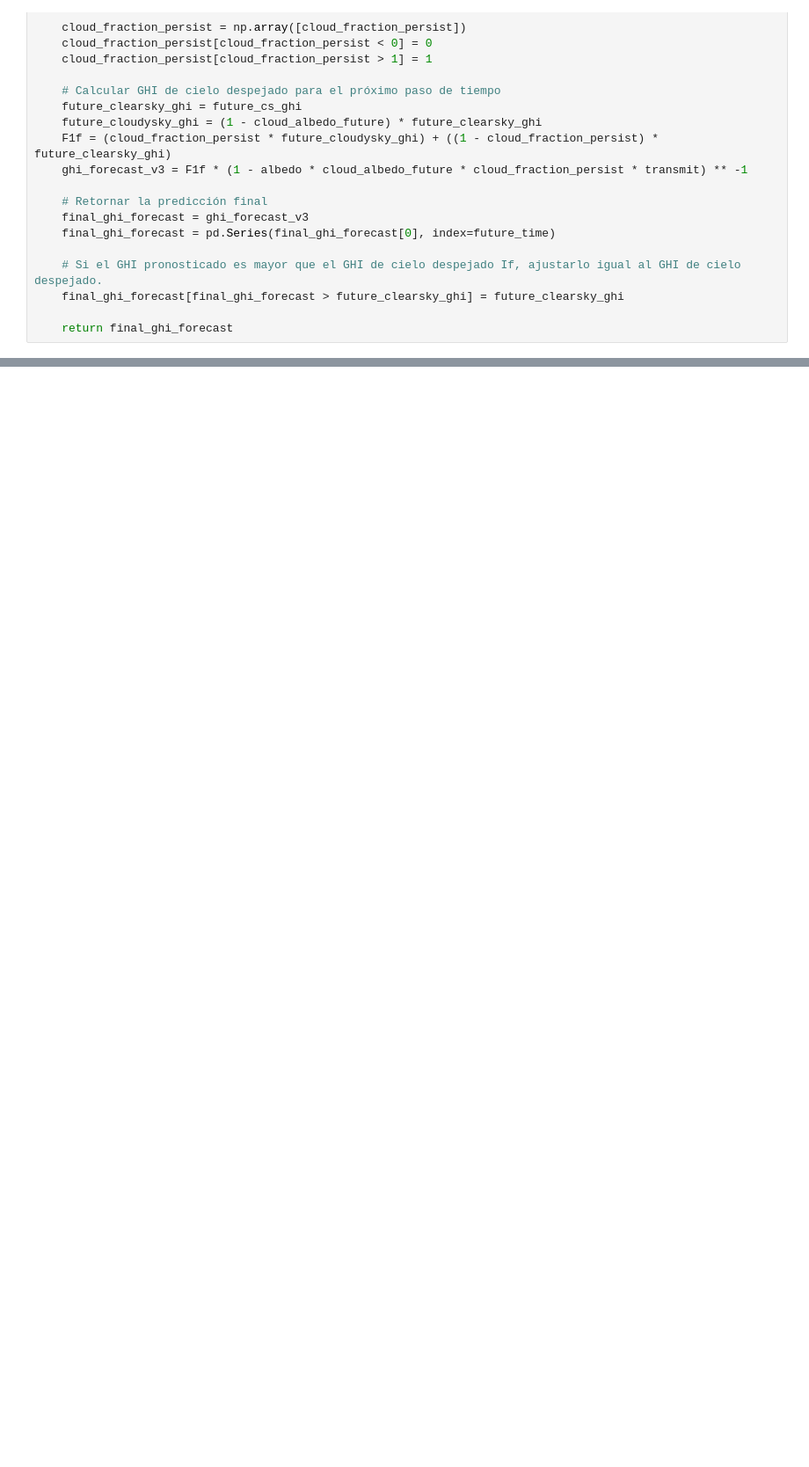
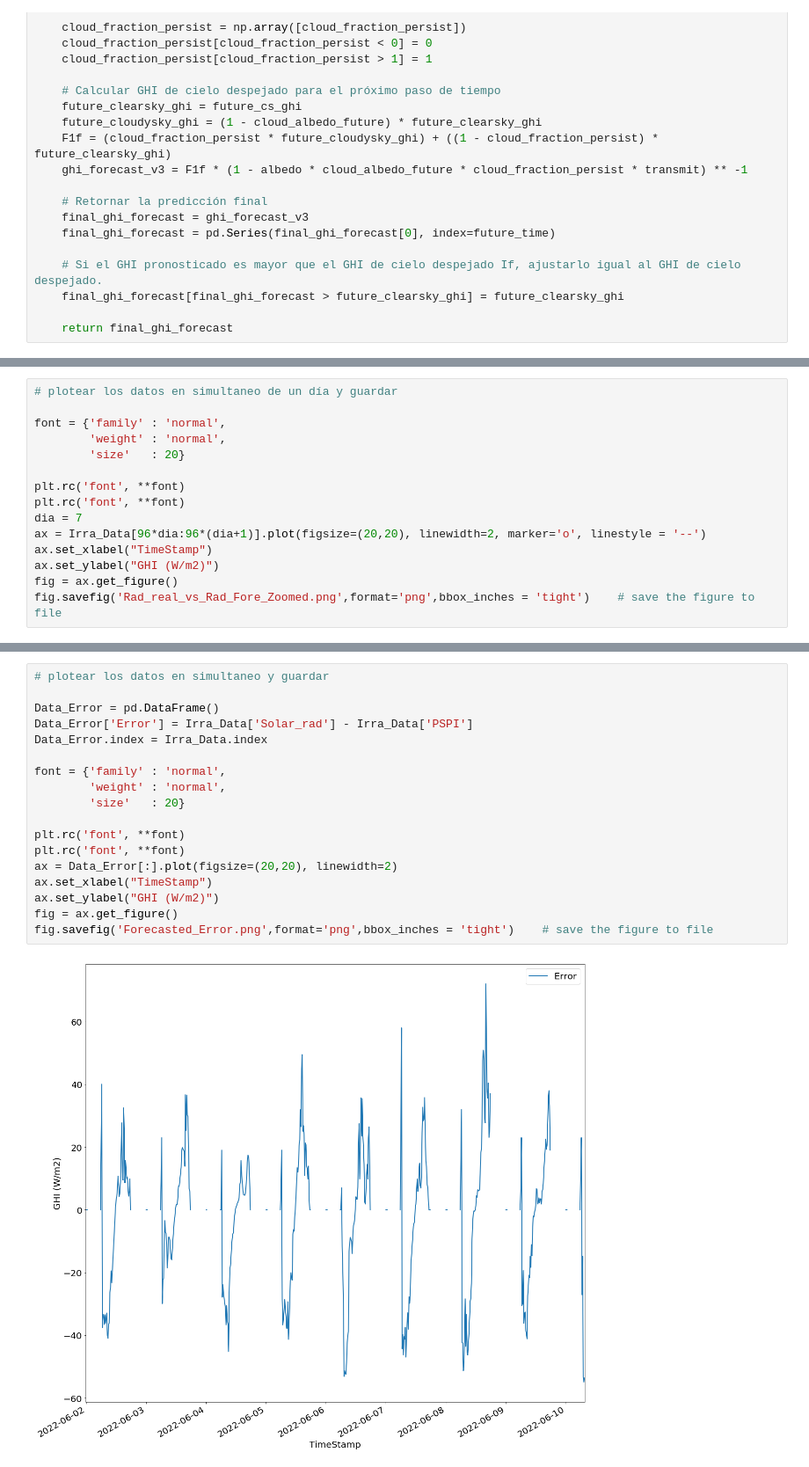
Before and after one commit to lluismiguell/pspi, a Jupyter notebook: PSPI.ipynb, the cells around one changed output, grey strips where cells are left out. Shown at 88% size. Drawn from its saved outputs; the diff is of its cells as text; blank space fills up the shorter version.

```diff
--- a/PSPI.ipynb
+++ b/PSPI.ipynb
@@ -654,0 +760,15 @@ dtype: float64
+# %%
+# plotear los datos en simultaneo de un día y guardar
+
+font = {'family' : 'normal',
+        'weight' : 'normal',
+        'size'   : 20}
+
+plt.rc('font', **font)
+plt.rc('font', **font)
+dia = 7
+ax = Irra_Data[96*dia:96*(dia+1)].plot(figsize=(20,20), linewidth=2, marker='o', linestyle = '--')
+ax.set_xlabel("TimeStamp")
+ax.set_ylabel("GHI (W/m2)")
+fig = ax.get_figure()
+fig.savefig('Rad_real_vs_Rad_Fore_Zoomed.png',format='png',bbox_inches = 'tight')    # save the figure to file
@@ -654,0 +777,20 @@ dtype: float64
+# %%
+# plotear los datos en simultaneo y guardar
+
+Data_Error = pd.DataFrame()
+Data_Error['Error'] = Irra_Data['Solar_rad'] - Irra_Data['PSPI']
+Data_Error.index = Irra_Data.index
+
+font = {'family' : 'normal',
+        'weight' : 'normal',
+        'size'   : 20}
+
+plt.rc('font', **font)
+plt.rc('font', **font)
+ax = Data_Error[:].plot(figsize=(20,20), linewidth=2)
+ax.set_xlabel("TimeStamp")
+ax.set_ylabel("GHI (W/m2)")
+fig = ax.get_figure()
+fig.savefig('Forecasted_Error.png',format='png',bbox_inches = 'tight')    # save the figure to file
+# %% [output]
+[figure, added]
```
Also changed, not shown: parts of 9 cells of this notebook.
